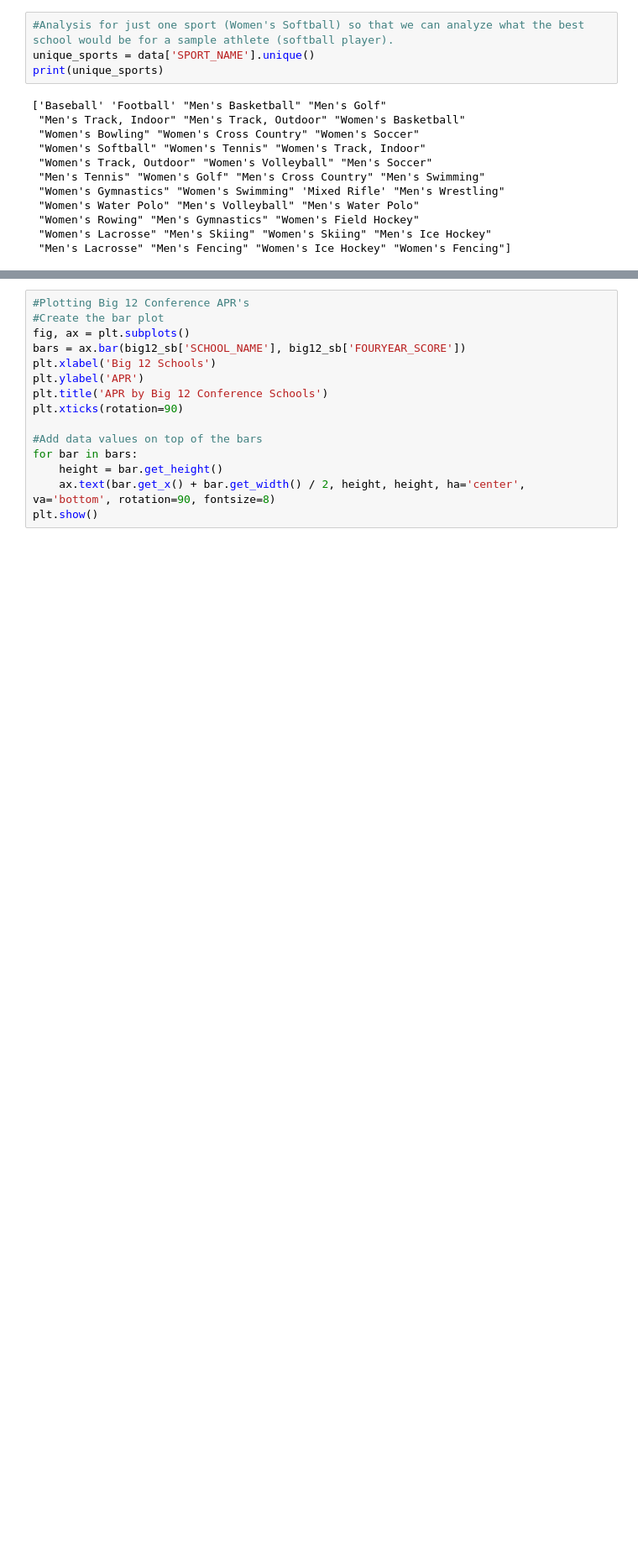
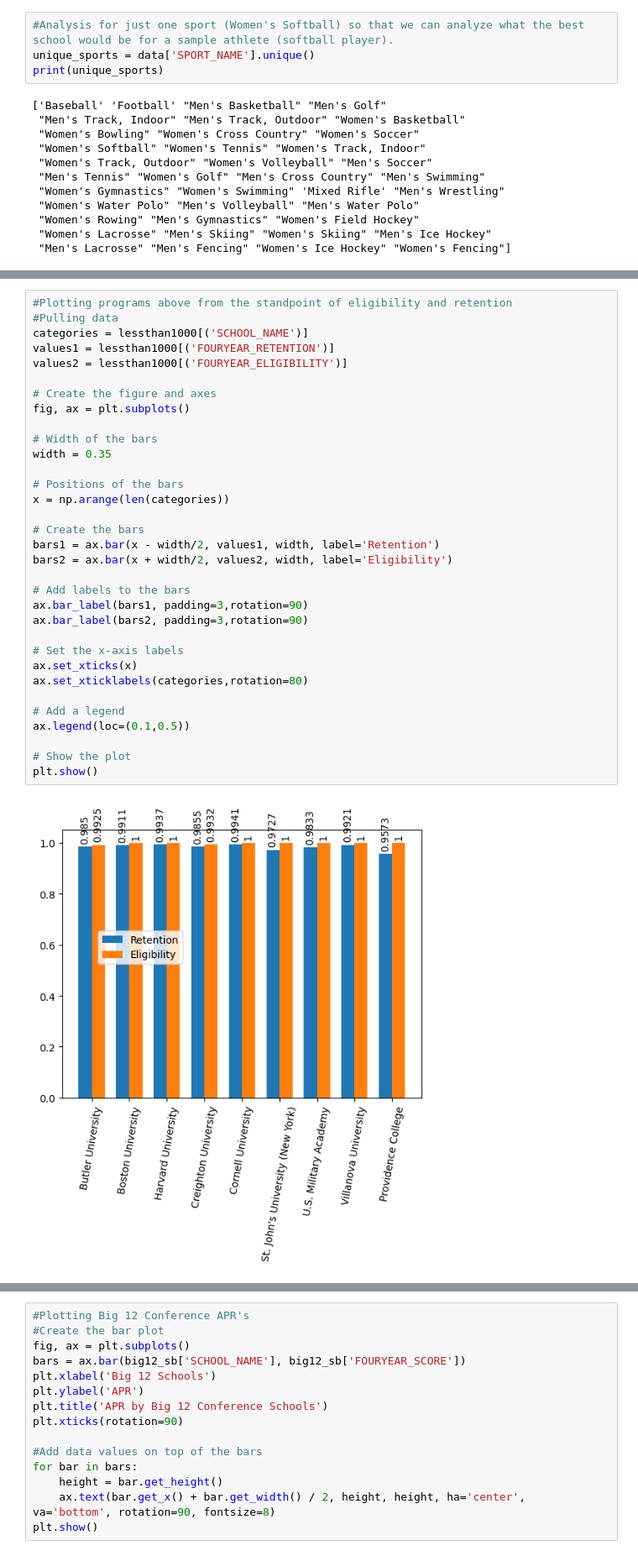
Before and after one commit to msmixj/Data-Analytics-Capstone, a Jupyter notebook: Data_Capstone_Project.ipynb, the cells around one changed output, grey strips where cells are left out. Shown at 84% size. Saved outputs shown, nothing was run; the diff lists cells and outputs as text; blank space fills up the shorter version.

```diff
--- a/Data_Capstone_Project.ipynb
+++ b/Data_Capstone_Project.ipynb
@@ -325,0 +459,35 @@ plt.show()
+# %%
+#Plotting programs above from the standpoint of eligibility and retention
+#Pulling data
+categories = lessthan1000[('SCHOOL_NAME')]
+values1 = lessthan1000[('FOURYEAR_RETENTION')]
+values2 = lessthan1000[('FOURYEAR_ELIGIBILITY')]
+
+# Create the figure and axes
+fig, ax = plt.subplots()
+
+# Width of the bars
+width = 0.35
+
+# Positions of the bars
+x = np.arange(len(categories))
+
+# Create the bars
+bars1 = ax.bar(x - width/2, values1, width, label='Retention')
+bars2 = ax.bar(x + width/2, values2, width, label='Eligibility')
+
+# Add labels to the bars
+ax.bar_label(bars1, padding=3,rotation=90)
+ax.bar_label(bars2, padding=3,rotation=90)
+
+# Set the x-axis labels
+ax.set_xticks(x)
+ax.set_xticklabels(categories,rotation=80)
+
+# Add a legend
+ax.legend(loc=(0.1,0.5))
+
+# Show the plot
+plt.show()
+# %% [output]
+[figure, added]
```
Also changed, not shown: parts of 23 cells of this notebook, 5 other files.
